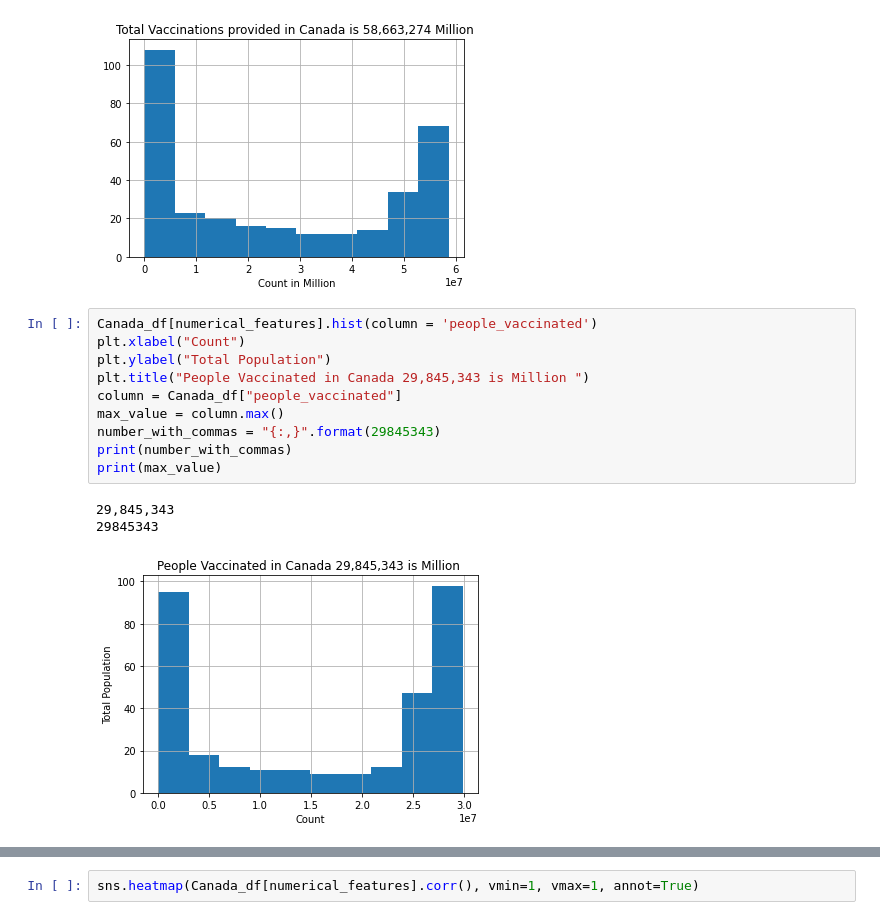
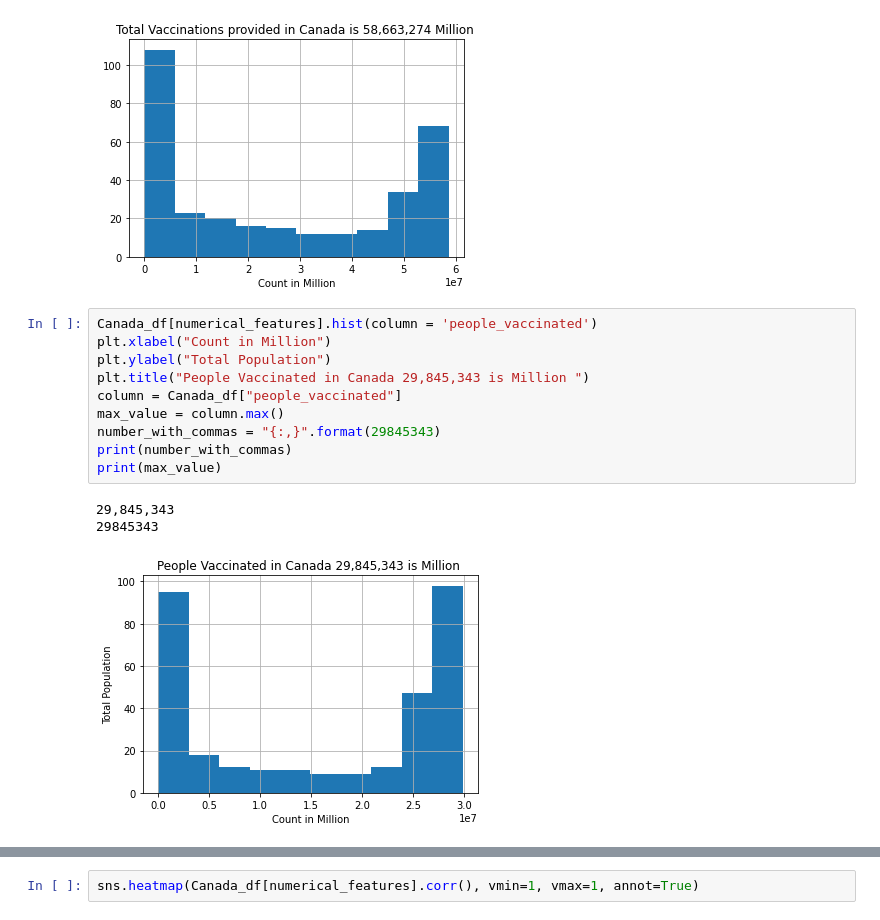
Before and after one commit to nitin578/103_Country_Covid19_Vaccinations, a Jupyter notebook: Test.ipynb, the cells around one changed output, grey strips where cells are left out. Drawn from its saved outputs; the diff is of its cells as text.

```diff
--- a/Test.ipynb
+++ b/Test.ipynb
@@ -104,17 +104,17 @@ print(max_value)
 [figure]
 # %%
 Canada_df[numerical_features].hist(column = 'people_vaccinated')
-plt.xlabel("Count")
+plt.xlabel("Count in Million")
 plt.ylabel("Total Population")
 plt.title("People Vaccinated in Canada 29,845,343 is Million ")
 column = Canada_df["people_vaccinated"]
 max_value = column.max()
 number_with_commas = "{:,}".format(29845343)
 print(number_with_commas)
 print(max_value)
 # %% [output]
 29,845,343
 29845343
-[figure, old version]
+[figure, new version]
 # %%
 Canada_df[numerical_features].hist(column = 'people_fully_vaccinated')
```
Also changed, not shown: parts of 2 cells of this notebook.
